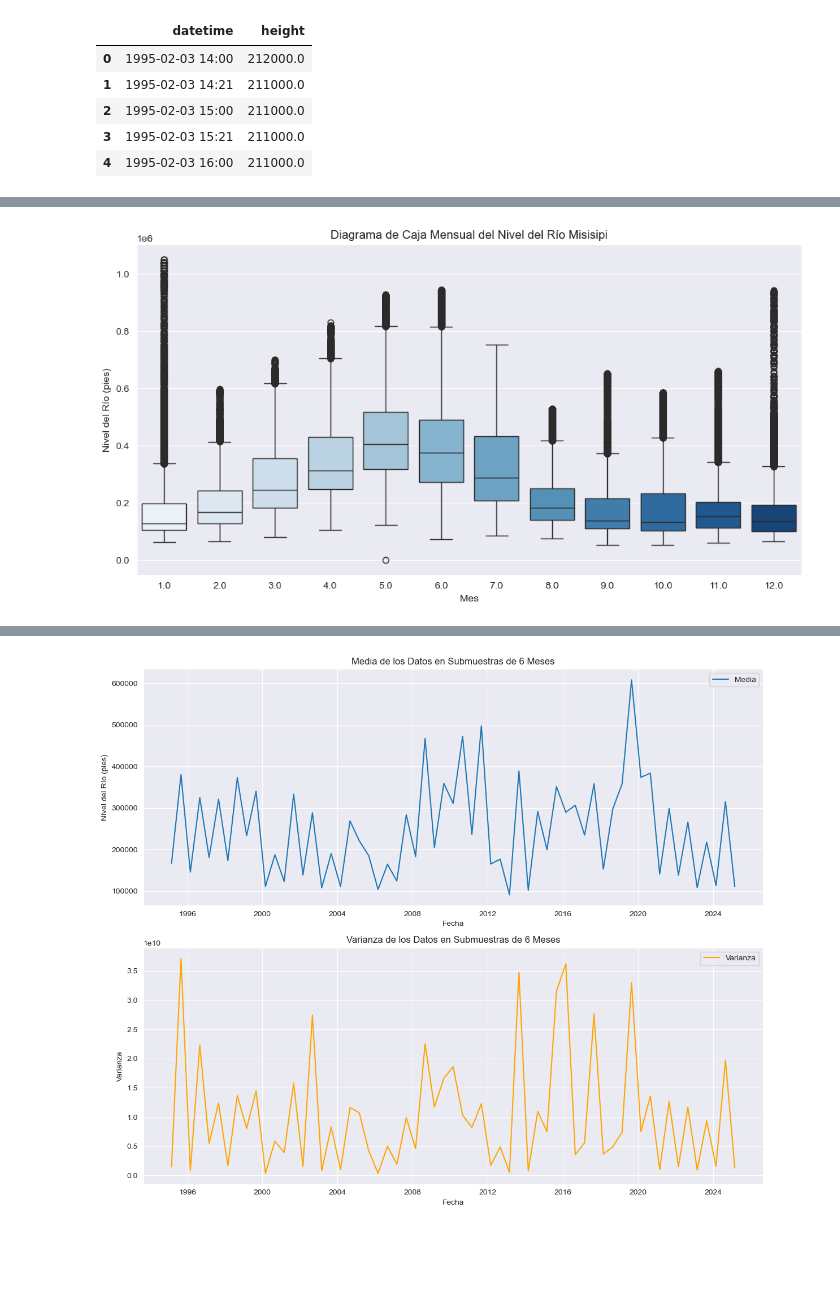
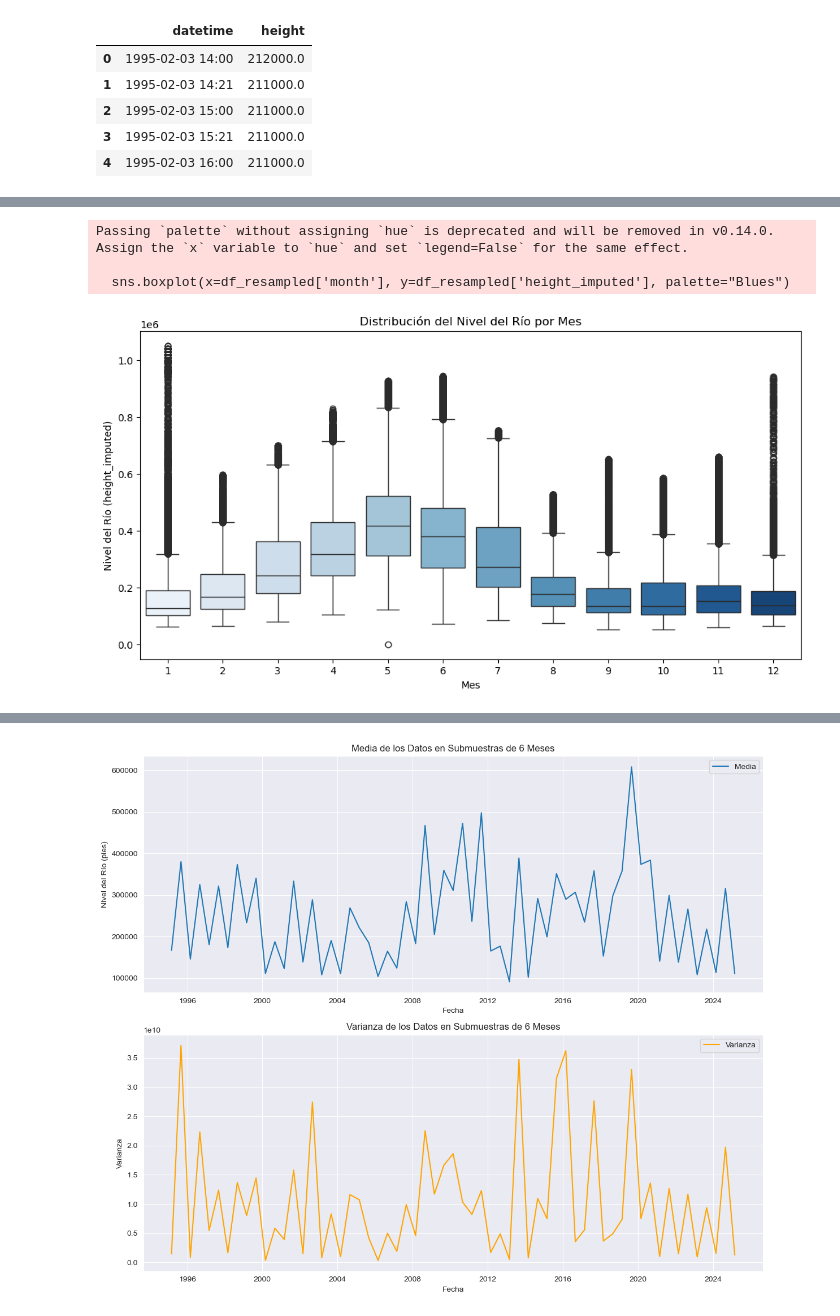
Before and after one commit to Yuliceth/EDA-Misisipi, a Jupyter notebook: EDA_Misisipi.ipynb, the cells around one changed output, grey strips where cells are left out. Drawn from its saved outputs; the diff is of its cells as text; code cells hidden in the pictures; blank space fills up the shorter version.

```diff
--- a/EDA_Misisipi.ipynb
+++ b/EDA_Misisipi.ipynb
@@ -280,0 +197,20 @@ Proporción de datos faltantes en la columna "height": 30.66%
+# %%
+# Ajustar la frecuencia de los datos a 30 minutos
+import pandas as pd
+
+# Ruta del archivo limpio
+ruta_nueva = "C:/AST_Misisipi/EDA/Datos_Limpios_Mississippi.csv"
+
+# Cargar los datos limpios
+df = pd.read_csv(ruta_nueva, parse_dates=['datetime'])
+
+# Renombrar columna para asegurarnos de que "datetime" existe correctamente
+df.rename(columns=lambda x: x.strip(), inplace=True)  # Eliminar espacios ocultos en los nombres de columnas
+df.rename(columns={'DateTime': 'datetime'}, inplace=True)
+
+# Ajustar la frecuencia a 30 minutos
+df_resampled = df.set_index('datetime').resample('30min').mean()
+
+# Mostrar las primeras filas después del resampleo
+print("Primeras filas después del resampleo:")
+print(df_resampled.head(10))
@@ -412,7 +312 @@ Name: height_imputed, dtype: float64
-# %%
-# Asegurarse de que no haya valores faltantes
-df_resampled['height_imputed'] = df_resampled['height_imputed'].fillna(method='ffill')
-# %%
-# Eliminar filas con valores faltantes
-df_resampled = df_resampled.dropna(subset=['height_imputed'])
 # %%
@@ -473,10 +351,25 @@ plt.show()
 # %%
 # Agrupar por mes y crear un gráfico de cajas para comparar distribuciones mensuales
+# Asegurar que el índice es de tipo datetime
+df_resampled = df_resampled.reset_index()  # Si 'datetime' es el índice, lo convertimos en columna
+
+# Crear la columna 'month' a partir de la fecha
+df_resampled['month'] = df_resampled['datetime'].dt.month
+
+# Volver a establecer 'datetime' como índice
+df_resampled = df_resampled.set_index('datetime')
+
+import seaborn as sns
+import matplotlib.pyplot as plt
+
 plt.figure(figsize=(12, 6))
 sns.boxplot(x=df_resampled['month'], y=df_resampled['height_imputed'], palette="Blues")
-plt.title('Diagrama de Caja Mensual del Nivel del Río Misisipi')
-plt.xlabel('Mes')
-plt.ylabel('Nivel del Río (pies)')
+plt.xlabel("Mes")
+plt.ylabel("Nivel del Río (height_imputed)")
+plt.title("Distribución del Nivel del Río por Mes")
 plt.show()
 # %% [output]
+Passing `palette` without assigning `hue` is deprecated and will be removed in v0.14.0. Assign the `x` variable to `hue` and set `legend=False` for the same effect.
+
+  sns.boxplot(x=df_resampled['month'], y=df_resampled['height_imputed'], palette="Blues")
-[figure, old version]
+[figure, new version]
```
Also changed, not shown: parts of 66 cells of this notebook.
